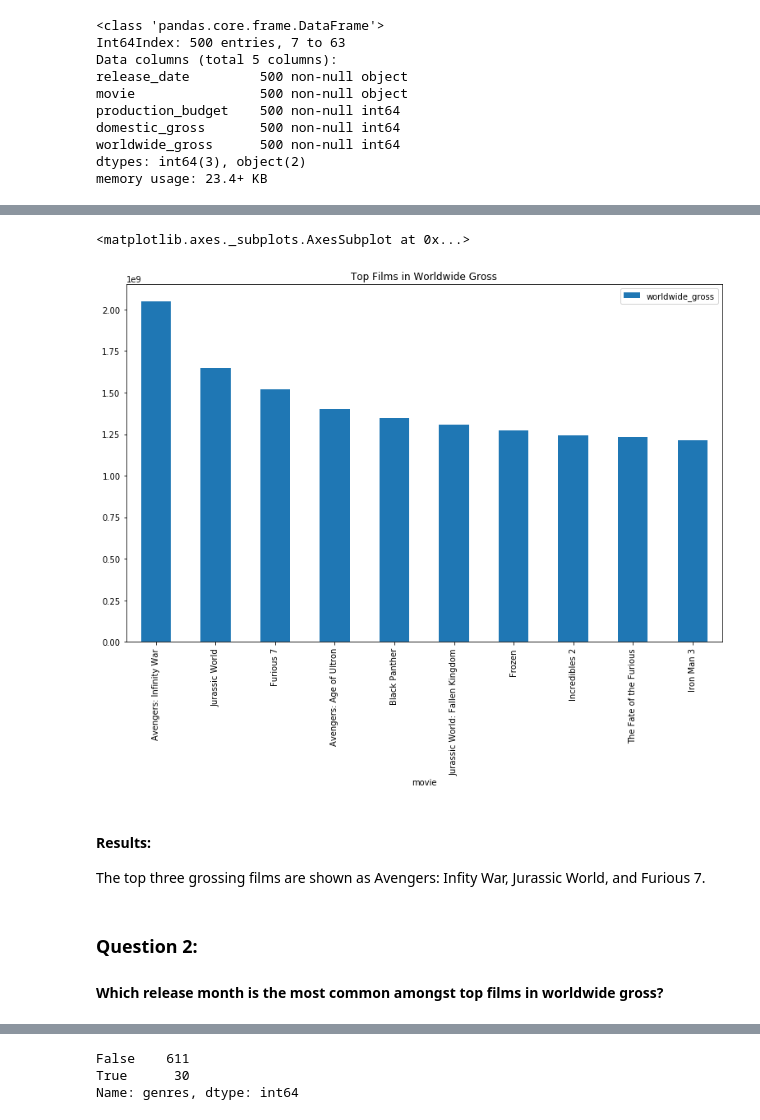
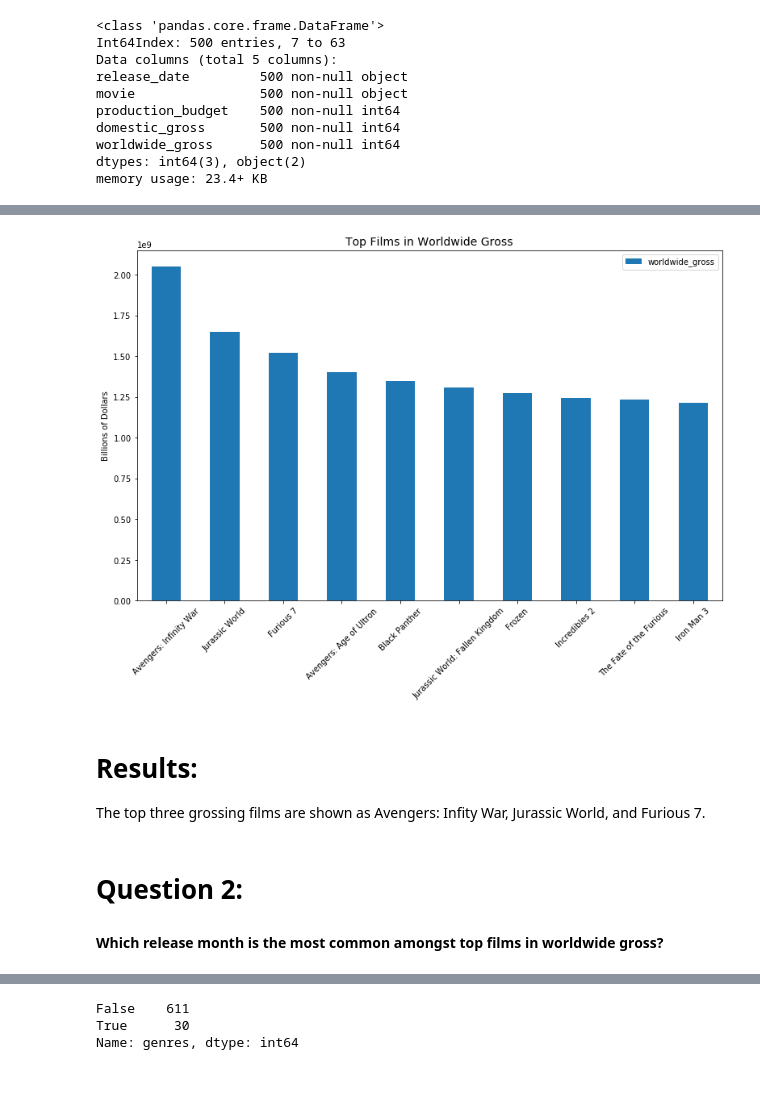
Before and after one commit to rhynos44/dsc-mod-1-project-v2-1-online-ds-ft-120919, a Jupyter notebook: project.ipynb, the cells around one changed output, grey strips where cells are left out. Drawn from its saved outputs; the diff is of its cells as text; code cells hidden in the pictures; blank space fills up the shorter version.

```diff
--- a/project.ipynb
+++ b/project.ipynb
@@ -338,15 +365,19 @@ sns.distplot(top_500_gross.worldwide_gross)
 # %%
 movie_top_50 = top_500_gross[['movie', 'worldwide_gross']].set_index('movie')
 
-movie_top_50[:10].plot(kind='bar', title='Top Films in Worldwide Gross', figsize=(13,8))
+movie_top_50[:10].plot(kind='bar', figsize=(13,8), rot=45)
+
+plt.title('Top Films in Worldwide Gross', fontsize=14)
+plt.xlabel('')
+plt.ylabel('Billions of Dollars')
+plt.show()
 # %% [output]
-<matplotlib.axes._subplots.AxesSubplot at 0x...>
-[figure, old version]
+[figure, new version]
 # %% [markdown]
-#### Results:
+# Results:
 The top three grossing films are shown as Avengers: Infity War, Jurassic World, and Furious 7.
 # %% [markdown]
-### Question 2:
+# Question 2:
 #### Which release month is the most common amongst top films in worldwide gross?
 # %%
 top_500_gross['release_month'] = top_500_gross.release_date.apply(lambda x: x[:3])
```
Also changed, not shown: parts of 31 cells of this notebook.
